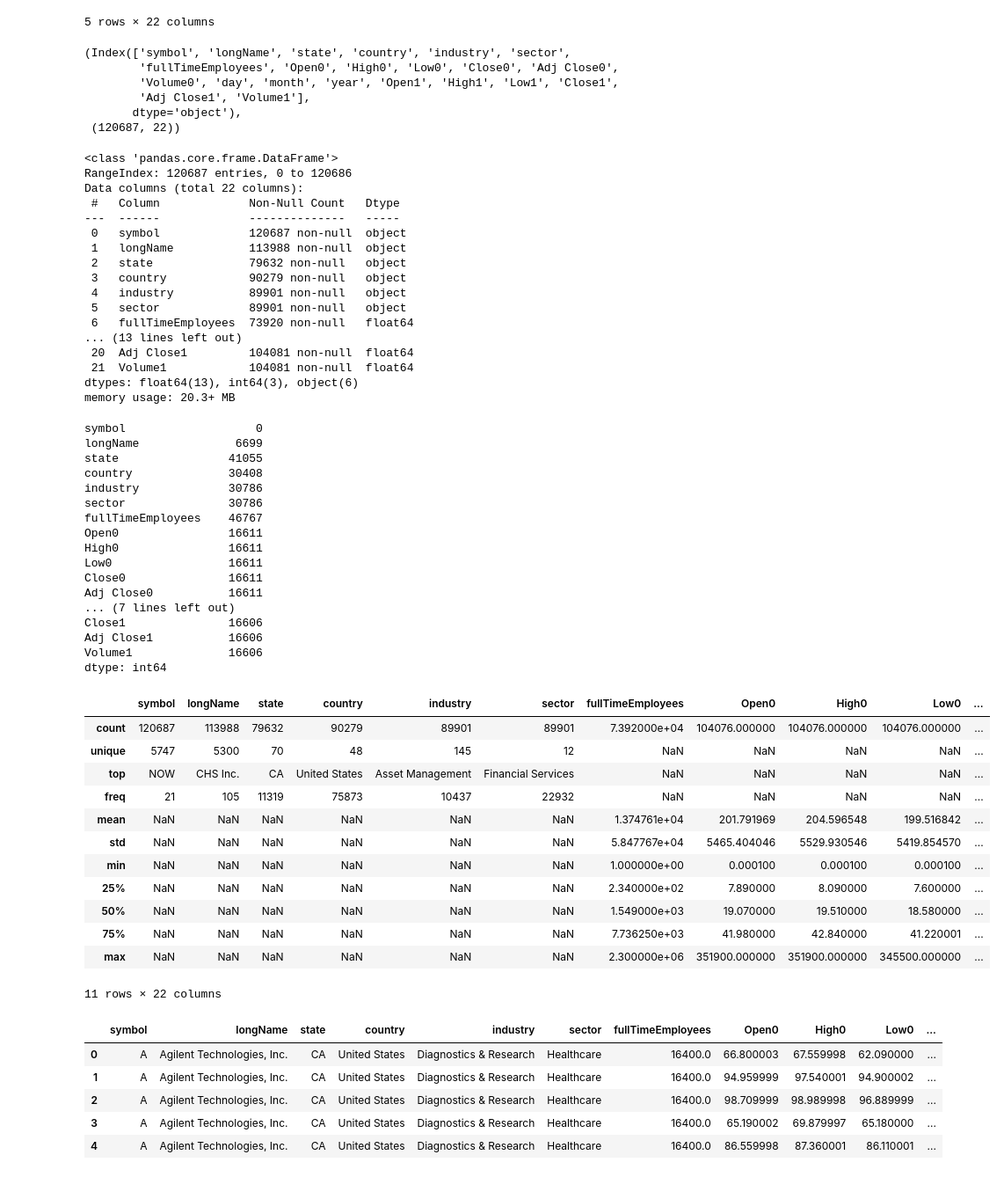
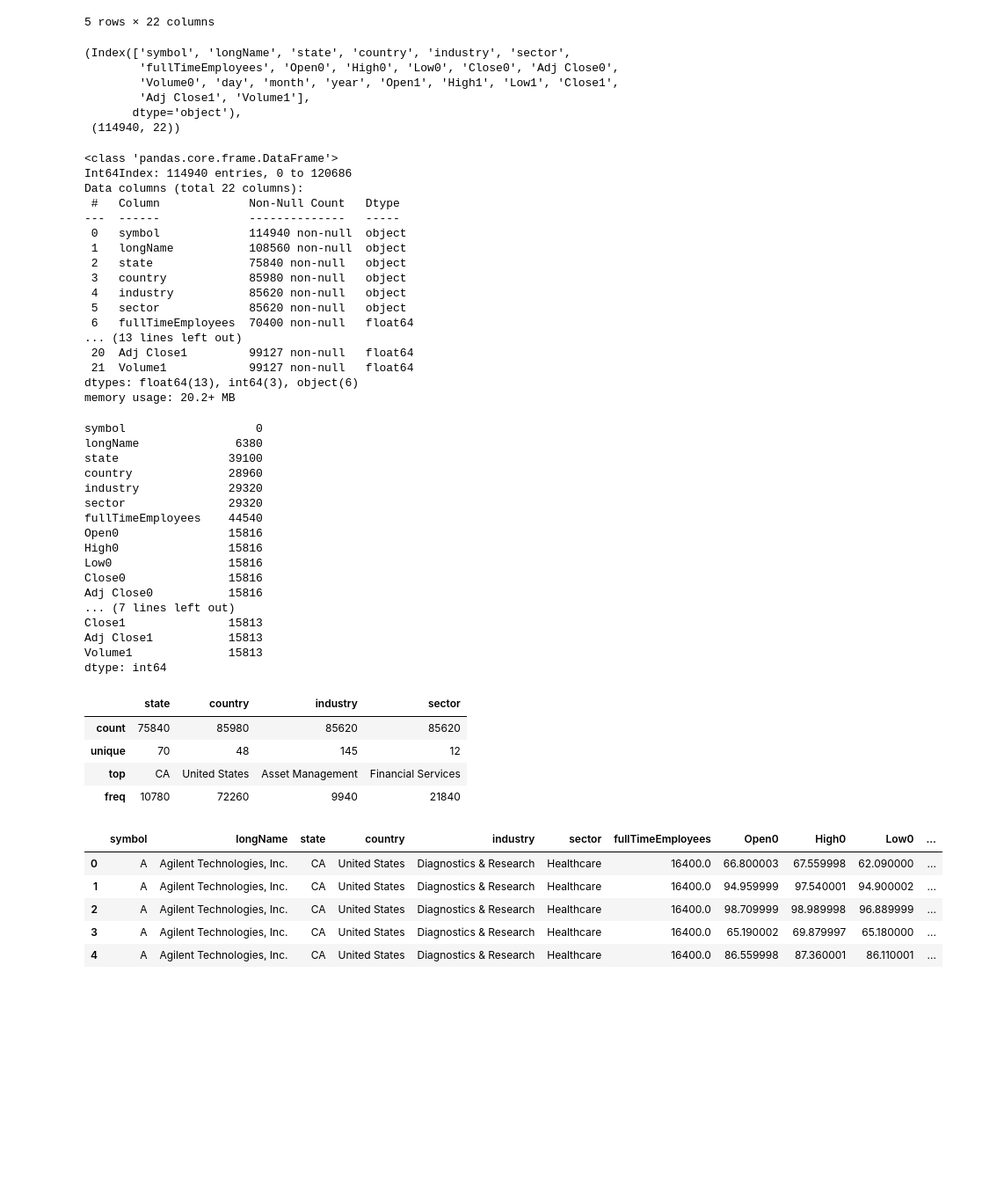
Before and after one commit to UrsulaAlcantara/IASProjet, a Jupyter notebook: data_analysis.ipynb, the cells around one changed output. Shown at 88% size. Drawn from its saved outputs; the diff is of its cells as text; code cells hidden in the pictures; blank space fills up the shorter version.

```diff
--- a/data_analysis.ipynb
+++ b/data_analysis.ipynb
@@ -2,7 +2,7 @@
 import pandas as pd
 import numpy as np
 # %%
-dataset = pd.read_csv("dataset.csv", sep=";")
+dataset = pd.read_csv("dataset.csv", sep=";").drop_duplicates()
 dataset.head(5)
 # %% [output]
 |  | symbol | longName | state | country | industry | sector | fullTimeEmployees | Open0 | High0 | Low0 | ... |
@@ -20,63 +20,55 @@ dataset.columns, dataset.shape
         'Volume0', 'day', 'month', 'year', 'Open1', 'High1', 'Low1', 'Close1',
         'Adj Close1', 'Volume1'],
        dtype='object'),
- (120687, 22))
+ (114940, 22))
 # %%
 dataset.info()
 # %% [output]
 <class 'pandas.core.frame.DataFrame'>
-RangeIndex: 120687 entries, 0 to 120686
+Int64Index: 114940 entries, 0 to 120686
 Data columns (total 22 columns):
  #   Column             Non-Null Count   Dtype
 ---  ------             --------------   -----
- 0   symbol             120687 non-null  object
- 1   longName           113988 non-null  object
- 2   state              79632 non-null   object
- 3   country            90279 non-null   object
- 4   industry           89901 non-null   object
- 5   sector             89901 non-null   object
- 6   fullTimeEmployees  73920 non-null   float64
+ 0   symbol             114940 non-null  object
+ 1   longName           108560 non-null  object
+ 2   state              75840 non-null   object
+ 3   country            85980 non-null   object
+ 4   industry           85620 non-null   object
+ 5   sector             85620 non-null   object
+ 6   fullTimeEmployees  70400 non-null   float64
 ... (13 lines left out)
- 20  Adj Close1         104081 non-null  float64
- 21  Volume1            104081 non-null  float64
+ 20  Adj Close1         99127 non-null   float64
+ 21  Volume1            99127 non-null   float64
 dtypes: float64(13), int64(3), object(6)
-memory usage: 20.3+ MB
+memory usage: 20.2+ MB
 # %%
 dataset.isnull().sum()
 # %% [output]
 symbol                   0
-longName              6699
-state                41055
-country              30408
-industry             30786
-sector               30786
-fullTimeEmployees    46767
-Open0                16611
-High0                16611
-Low0                 16611
-Close0               16611
-Adj Close0           16611
+longName              6380
+state                39100
+country              28960
+industry             29320
+sector               29320
+fullTimeEmployees    44540
+Open0                15816
+High0                15816
+Low0                 15816
+Close0               15816
+Adj Close0           15816
 ... (7 lines left out)
-Close1               16606
-Adj Close1           16606
-Volume1              16606
+Close1               15813
+Adj Close1           15813
+Volume1              15813
 dtype: int64
 # %%
-dataset.describe(include="all")
+dataset[["state", "country", "industry", "sector"]].describe(include="all")
 # %% [output]
-|  | symbol | longName | state | country | industry | sector | fullTimeEmployees | Open0 | High0 | Low0 | ... |
-| count | 120687 | 113988 | 79632 | 90279 | 89901 | 89901 | 7.392000e+04 | 104076.000000 | 104076.000000 | 104076.000000 | ... |
-| unique | 5747 | 5300 | 70 | 48 | 145 | 12 | NaN | NaN | NaN | NaN | ... |
-| top | NOW | CHS Inc. | CA | United States | Asset Management | Financial Services | NaN | NaN | NaN | NaN | ... |
-| freq | 21 | 105 | 11319 | 75873 | 10437 | 22932 | NaN | NaN | NaN | NaN | ... |
-| mean | NaN | NaN | NaN | NaN | NaN | NaN | 1.374761e+04 | 201.791969 | 204.596548 | 199.516842 | ... |
-| std | NaN | NaN | NaN | NaN | NaN | NaN | 5.847767e+04 | 5465.404046 | 5529.930546 | 5419.854570 | ... |
-| min | NaN | NaN | NaN | NaN | NaN | NaN | 1.000000e+00 | 0.000100 | 0.000100 | 0.000100 | ... |
-| 25% | NaN | NaN | NaN | NaN | NaN | NaN | 2.340000e+02 | 7.890000 | 8.090000 | 7.600000 | ... |
-| 50% | NaN | NaN | NaN | NaN | NaN | NaN | 1.549000e+03 | 19.070000 | 19.510000 | 18.580000 | ... |
-| 75% | NaN | NaN | NaN | NaN | NaN | NaN | 7.736250e+03 | 41.980000 | 42.840000 | 41.220001 | ... |
-| max | NaN | NaN | NaN | NaN | NaN | NaN | 2.300000e+06 | 351900.000000 | 351900.000000 | 345500.000000 | ... |
+|  | state | country | industry | sector |
+| count | 75840 | 85980 | 85620 | 85620 |
+| unique | 70 | 48 | 145 | 12 |
+| top | CA | United States | Asset Management | Financial Services |
+| freq | 10780 | 72260 | 9940 | 21840 |
-11 rows × 22 columns
 # %%
 dataset = dataset.dropna(subset=['Open0', 'High0', 'Low0', 'Close0', 'Adj Close0',
                                  'Volume0', 'Open1', 'High1', 'Low1', 'Close1', 'Adj Close1', 'Volume1'])
```
Also changed, not shown: 1 other file.
